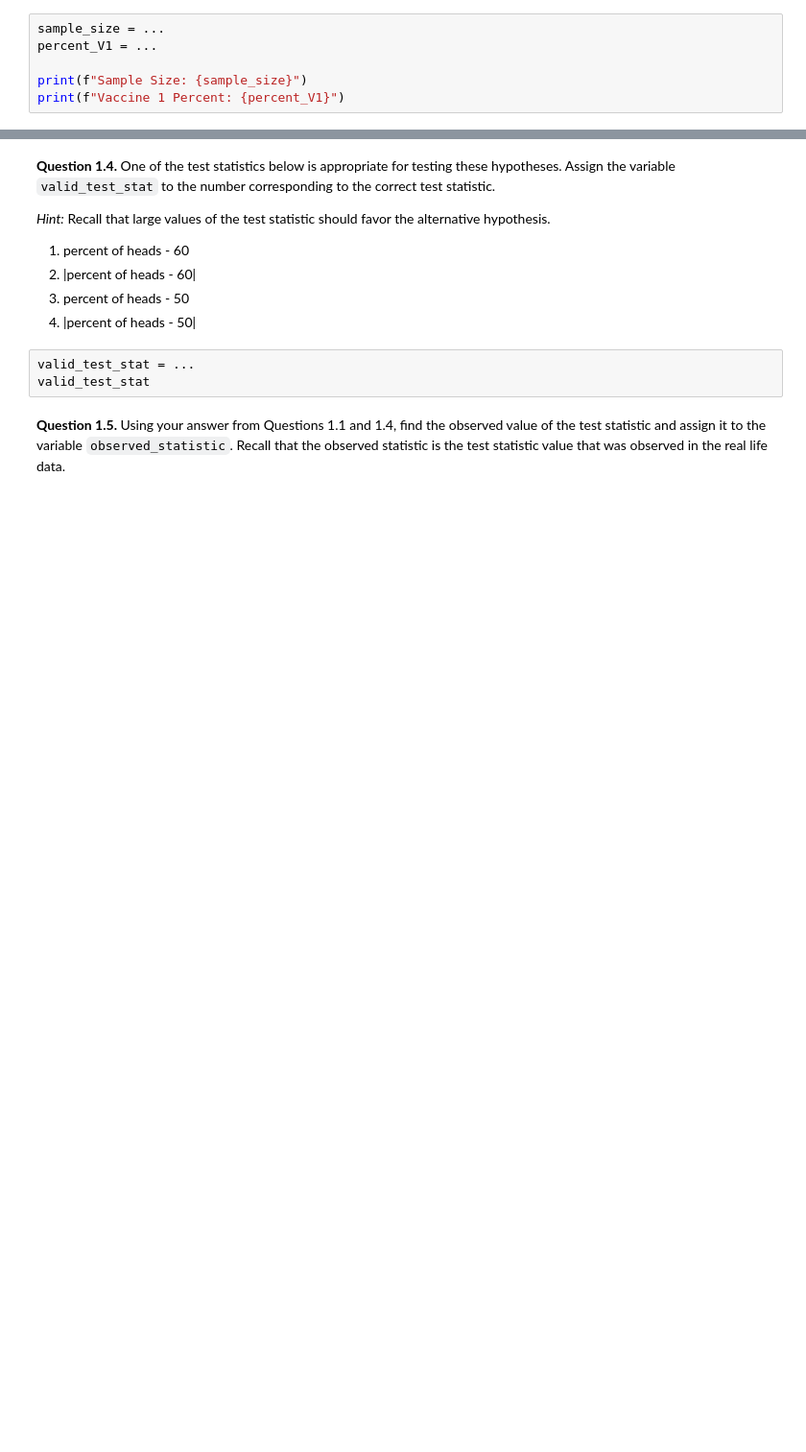
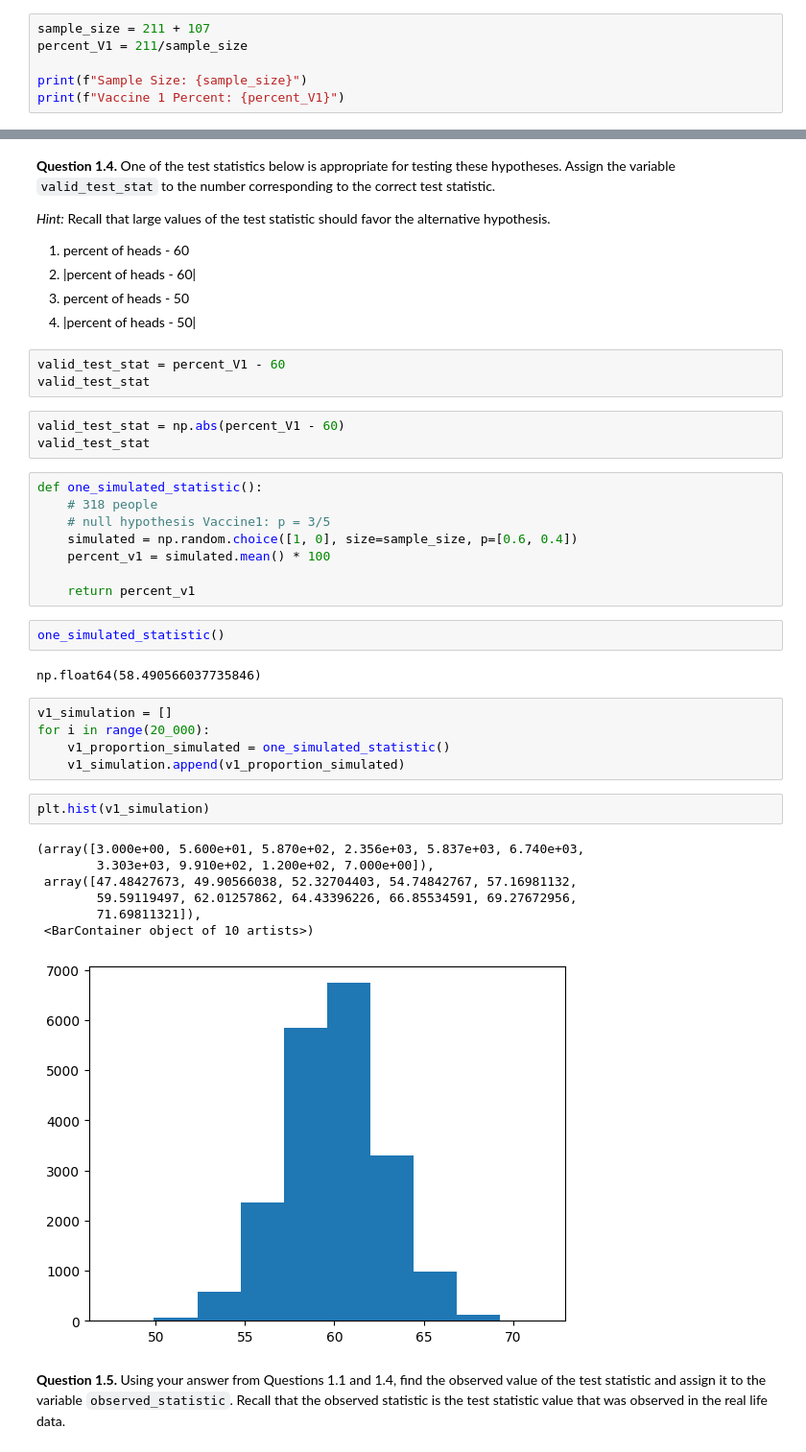
Before and after one commit to gabrielalusofona/icd, a Jupyter notebook: hw/hw01.ipynb, the cells around one changed output, grey strips where cells are left out. Shown at 96% size. Cells and saved outputs as stored; diff of their text form; blank space fills up the shorter version.

```diff
--- a/hw/hw01.ipynb
+++ b/hw/hw01.ipynb
@@ -21,8 +25,8 @@ That week, the clinic gave Vaccine 1 to 211 people and Vaccine 2 to 107 people.
 
 *Note*: Your percent should be a number between 0 and 100, not a proportion between 0 and 1.
 # %%
-sample_size = ...
-percent_V1 = ...
+sample_size = 211 + 107
+percent_V1 = 211/sample_size
 
 print(f"Sample Size: {sample_size}")
 print(f"Vaccine 1 Percent: {percent_V1}")
@@ -56,7 +63,37 @@ _Hint:_ Recall that large values of the test statistic should favor the alternat
 3. percent of heads - 50
 4. |percent of heads - 50|
 # %%
-valid_test_stat = ...
+valid_test_stat = percent_V1 - 60
 valid_test_stat
+# %%
+valid_test_stat = np.abs(percent_V1 - 60)
+valid_test_stat
+# %%
+def one_simulated_statistic():
+    # 318 people
+    # null hypothesis Vaccine1: p = 3/5
+    simulated = np.random.choice([1, 0], size=sample_size, p=[0.6, 0.4])
+    percent_v1 = simulated.mean() * 100
+
+    return percent_v1
+# %%
+one_simulated_statistic()
+# %% [output]
+np.float64(58.490566037735846)
+# %%
+v1_simulation = []
+for i in range(20_000):
+    v1_proportion_simulated = one_simulated_statistic()
+    v1_simulation.append(v1_proportion_simulated)
+# %%
+plt.hist(v1_simulation)
+# %% [output]
+(array([3.000e+00, 5.600e+01, 5.870e+02, 2.356e+03, 5.837e+03, 6.740e+03,
+        3.303e+03, 9.910e+02, 1.200e+02, 7.000e+00]),
+ array([47.48427673, 49.90566038, 52.32704403, 54.74842767, 57.16981132,
+        59.59119497, 62.01257862, 64.43396226, 66.85534591, 69.27672956,
+        71.69811321]),
+ <BarContainer object of 10 artists>)
+[figure, added]
 # %% [markdown]
 **Question 1.5.** Using your answer from Questions 1.1 and 1.4, find the observed value of the test statistic and assign it to the variable `observed_statistic`. Recall that the observed statistic is the test statistic value that was observed in the real life data.
```
Also changed, not shown: parts of 13 cells of this notebook, 1 other file.
